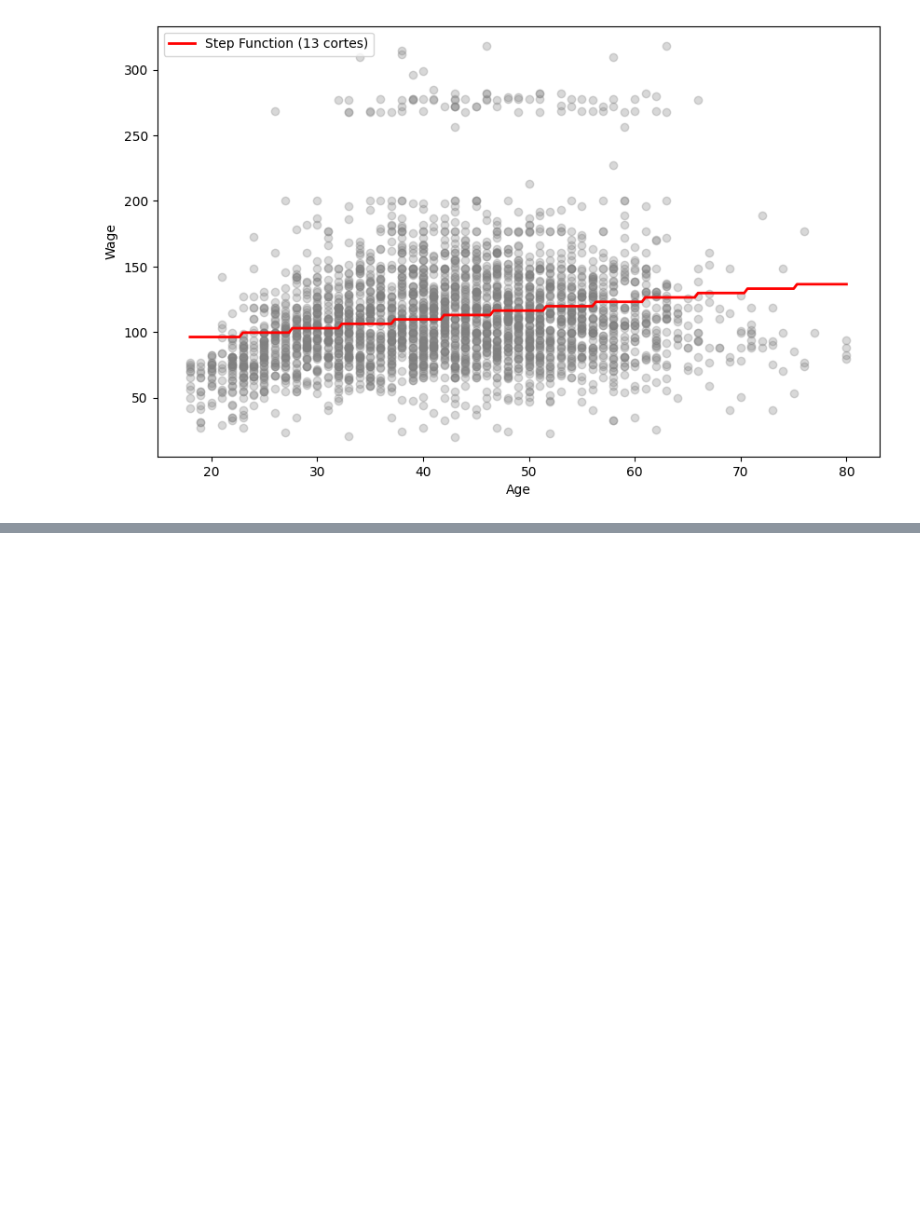
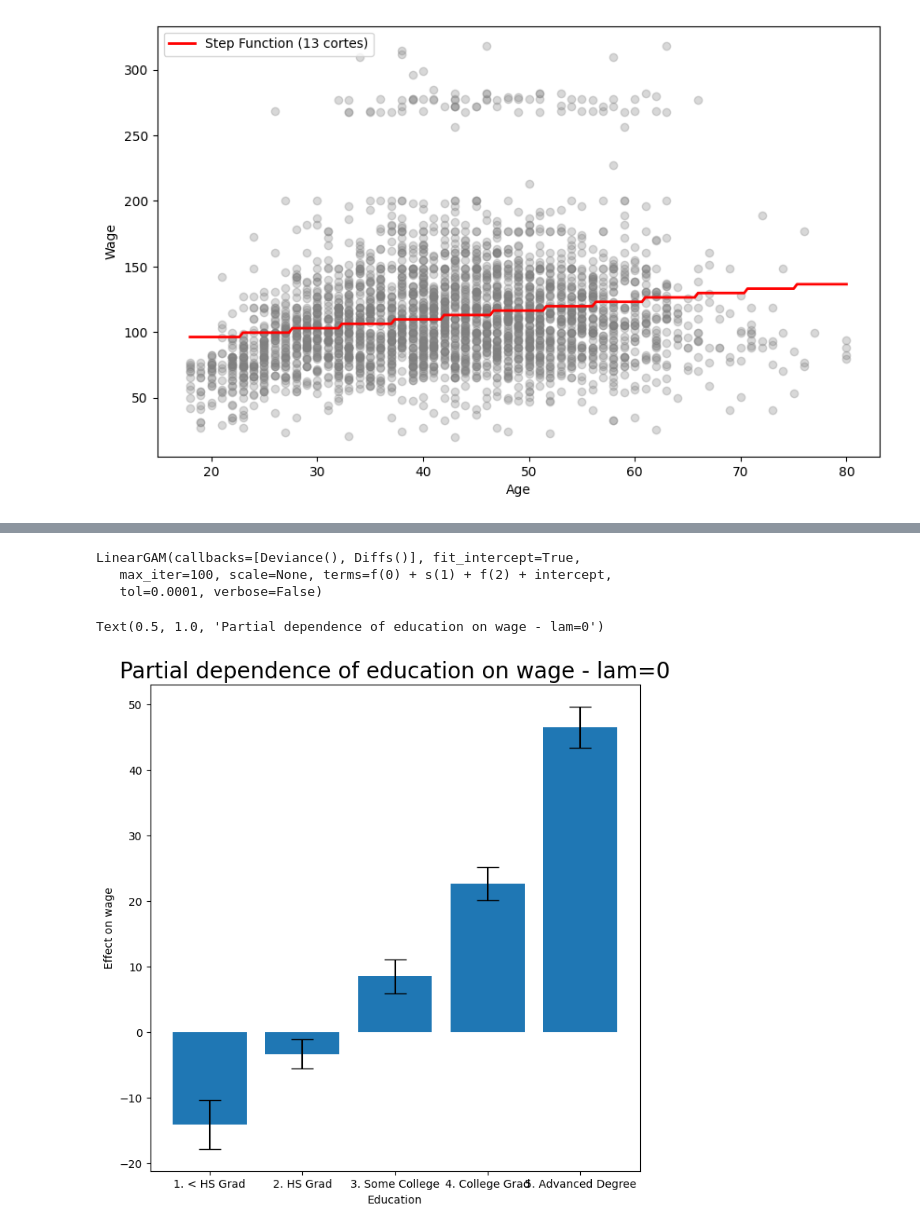
Before and after one commit to chuancao26/islp, a Jupyter notebook: nonLinearExercices.ipynb, the cells around one changed output, grey strips where cells are left out. Drawn from its saved outputs; the diff is of its cells as text; code cells hidden in the pictures; blank space fills up the shorter version.

```diff
--- a/nonLinearExercices.ipynb
+++ b/nonLinearExercices.ipynb
@@ -457,0 +556,19 @@ MSE mínimo: 1676.3553
+# %%
+age_term = gam_full.terms[1]
+age_term.lam = approx_lam(Xgam, age_term, df=4+1)
+gam_full.fit(Xgam, y)
+# %% [output]
+LinearGAM(callbacks=[Deviance(), Diffs()], fit_intercept=True,
+   max_iter=100, scale=None, terms=f(0) + s(1) + f(2) + intercept,
+   tol=0.0001, verbose=False)
+# %%
+fig, ax = plt.subplots(figsize=(8,8))
+plot_gam(gam_full,2, ax=ax)
+ax.set_xticklabels(wage.education.cat.categories)
+ax.set_xlabel('Education')
+ax.set_ylabel('Effect on wage')
+ax.set_title('Partial dependence of education on wage - lam=0',
+fontsize=20)
+# %% [output]
+Text(0.5, 1.0, 'Partial dependence of education on wage - lam=0')
+[figure, added]
```
Also changed, not shown: parts of 14 cells of this notebook.
